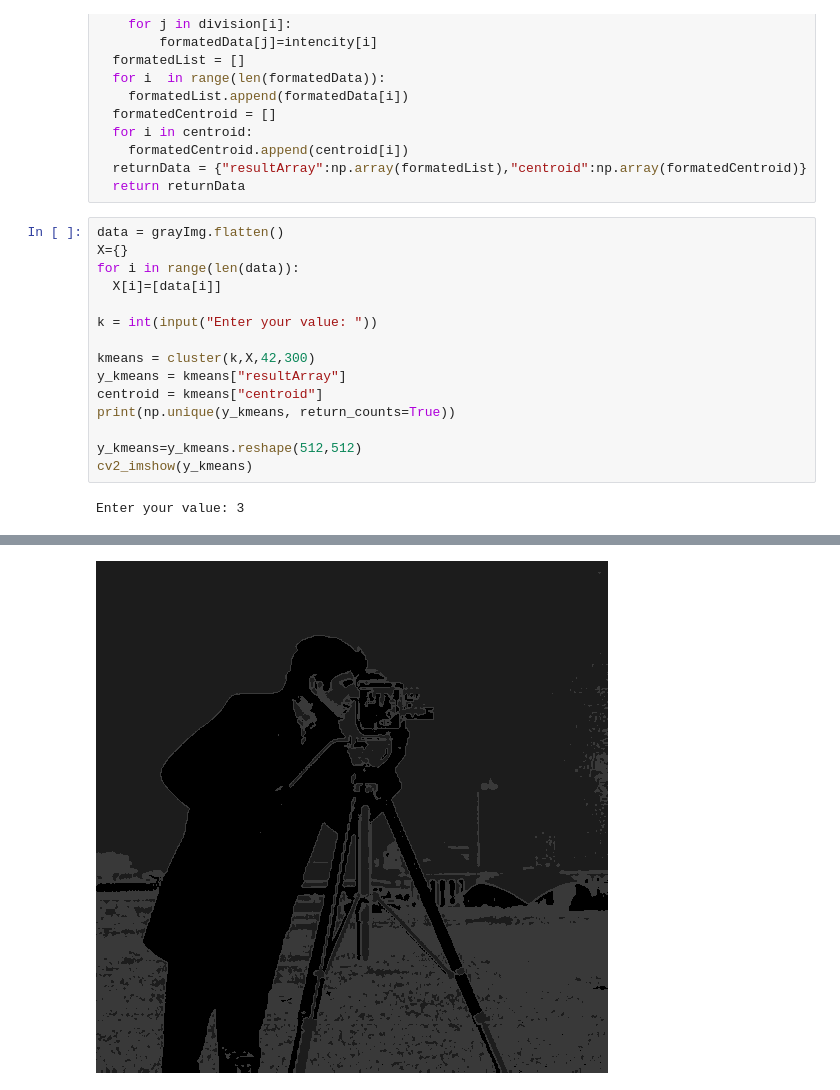
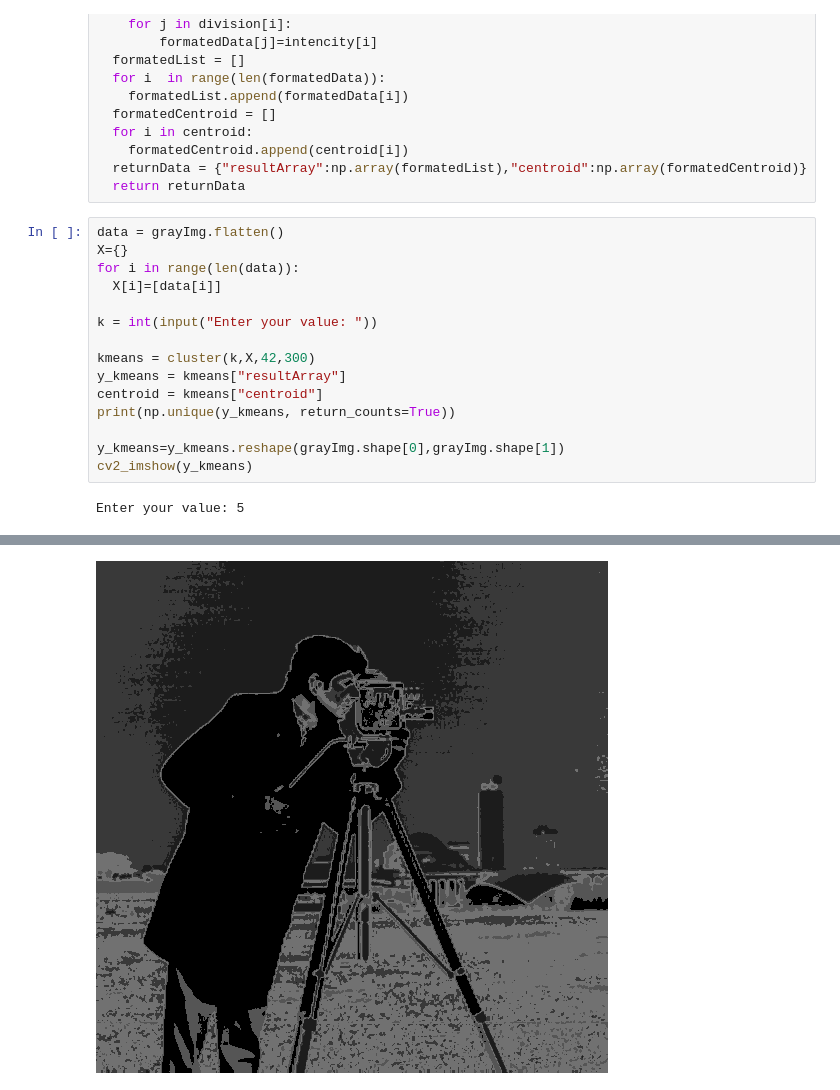
Before and after one commit to 50UM3N/digital-image-processing, a Jupyter notebook: Kmeans_Clustering_of_Image.ipynb, the cells around one changed output, grey strips where cells are left out. Cells and saved outputs as stored; diff of their text form.

```diff
--- a/Kmeans_Clustering_of_Image.ipynb
+++ b/Kmeans_Clustering_of_Image.ipynb
@@ -104,7 +104,7 @@ y_kmeans = kmeans["resultArray"]
 centroid = kmeans["centroid"]
 print(np.unique(y_kmeans, return_counts=True))
 
-y_kmeans=y_kmeans.reshape(512,512)
+y_kmeans=y_kmeans.reshape(grayImg.shape[0],grayImg.shape[1])
 cv2_imshow(y_kmeans)
 # %% [output]
-Enter your value: 3
+Enter your value: 5
@@ -121 +128 @@ Enter your value: 3
-[figure, old version]
+[figure, new version]
```
Also changed, not shown: parts of 1 cell of this notebook.
